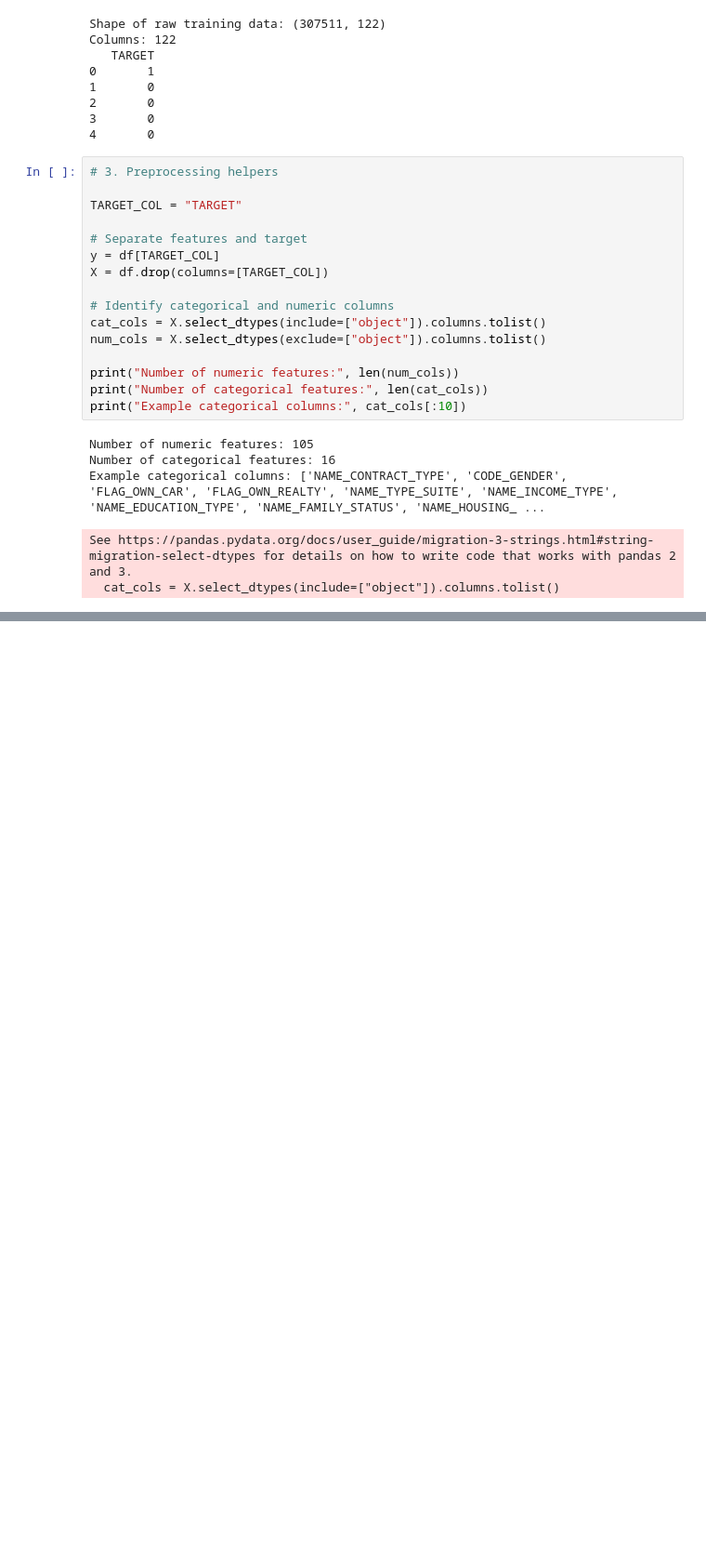
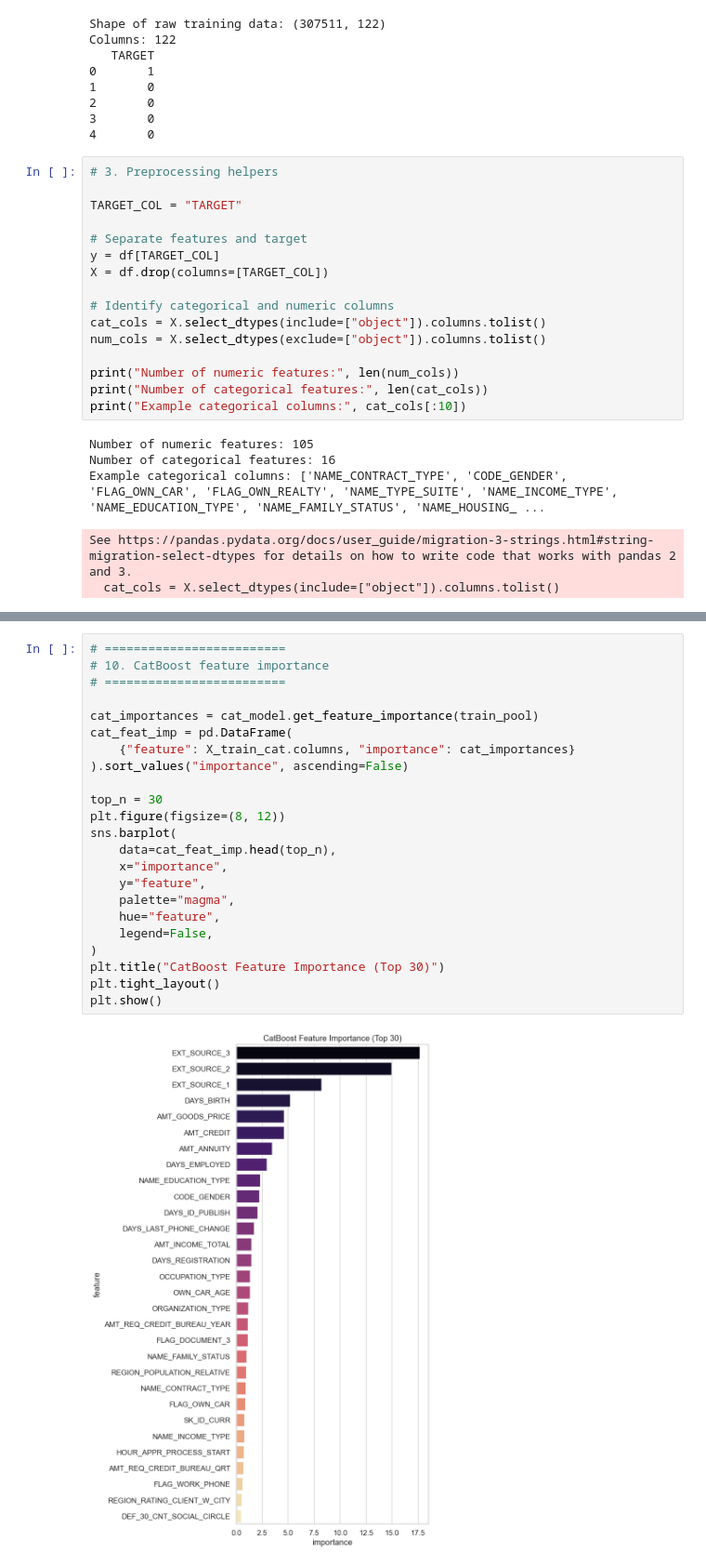
Before and after one commit to qineileen/Eileen-Projects, a Jupyter notebook: gradient_boosting_project/notebooks/gradient_boosting_analysis.ipynb, the cells around one changed output, grey strips where cells are left out. Shown at 93% size. Cells and saved outputs as stored; diff of their text form; blank space fills up the shorter version.

```diff
--- a/gradient_boosting_project/notebooks/gradient_boosting_analysis.ipynb
+++ b/gradient_boosting_project/notebooks/gradient_boosting_analysis.ipynb
@@ -86,0 +364,25 @@ See https://pandas.pydata.org/docs/user_guide/migration-3-strings.html#string-mi
+# %%
+# =========================
+# 10. CatBoost feature importance
+# =========================
+
+cat_importances = cat_model.get_feature_importance(train_pool)
+cat_feat_imp = pd.DataFrame(
+    {"feature": X_train_cat.columns, "importance": cat_importances}
+).sort_values("importance", ascending=False)
+
+top_n = 30
+plt.figure(figsize=(8, 12))
+sns.barplot(
+    data=cat_feat_imp.head(top_n),
+    x="importance",
+    y="feature",
+    palette="magma",
+    hue="feature",
+    legend=False,
+)
+plt.title("CatBoost Feature Importance (Top 30)")
+plt.tight_layout()
+plt.show()
+# %% [output]
+[figure, added]
```
Also changed, not shown: parts of 9 cells of this notebook, 6 other files.
